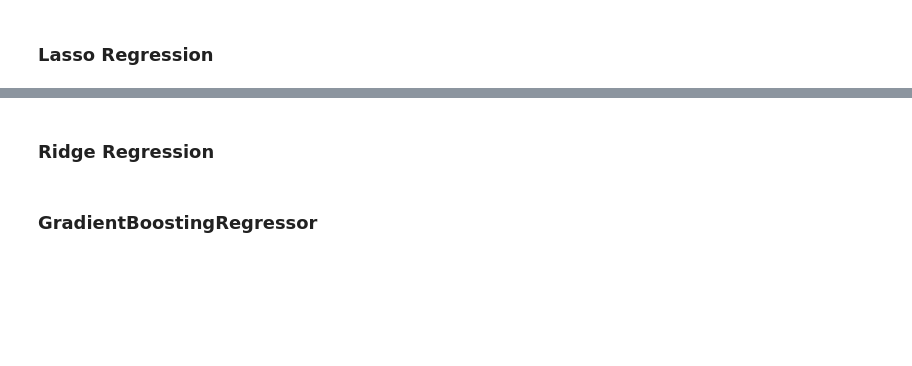
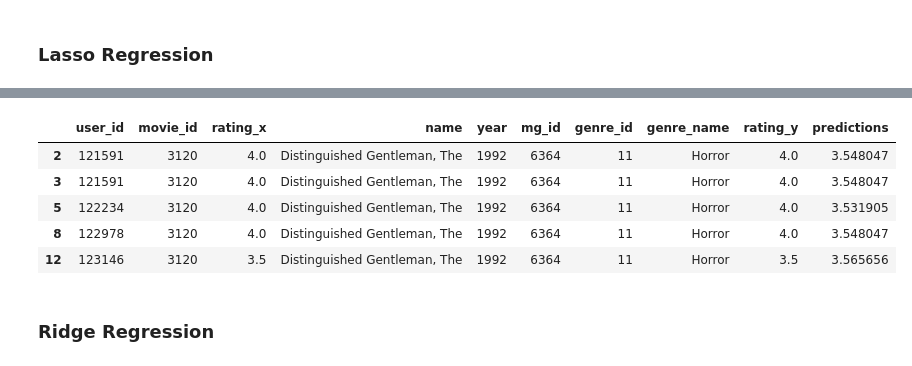
Before and after one commit to HelyxM/Final-Project, a Jupyter notebook: movies_ML_Analysis.ipynb, the cells around one changed output, grey strips where cells are left out. Saved outputs shown, nothing was run; the diff lists cells and outputs as text; code cells hidden in the pictures; blank space fills up the shorter version.

```diff
--- a/movies_ML_Analysis.ipynb
+++ b/movies_ML_Analysis.ipynb
@@ -773,34 +743,11 @@ X_train, X_test, y_train, y_test = train_test_split(X, y, random_state=78,test_s
 # %%
 
 from sklearn.metrics import r2_score
+from sklearn.linear_model import Lasso
 
-
-#Split train and test data
-
-# scale data
-from sklearn.preprocessing import StandardScaler
-scaler = StandardScaler()
-scaler.fit(X_train)
-X_s_train = scaler.transform(X_train)
-X_s_test = scaler.transform(X_test)
-
-# train the model
-from sklearn.linear_model import Lasso
 alpha = 0.1
 lasso = Lasso(alpha=alpha)
 
 
-lasso.fit(X_s_train, y_train)
+lasso.fit(X_train_scaled, y_train)
 print("Training coefficient and intercept:", lasso.coef_[0], lasso.intercept_)
-
-# Use pipeline instead of scalar and lasso function separately
-# pipeline = make_pipeline(StandardScaler(), Lasso())
-# pipeline.fit(X_train, y_train)
-# print(pipeline[1].coef_[0], pipeline[1].intercept_)
-
-# Predict
-y_pred_lasso = lasso.predict(X_test)
-r2_score_lasso = r2_score(y_test,y_pred_lasso)
-r2_score_lasso = r2_score(y_test,y_pred_lasso)
-print(lasso)
-print("r^2 on test data: %f" % r2_score_lasso)
@@ -806,0 +756,8 @@ print("r^2 on test data: %f" % r2_score_lasso)
+# %%
+# Use pipeline instead of scalar and lasso function separately
+# pipeline = make_pipeline(StandardScaler(), Lasso())
+# pipeline.fit(X_train, y_train)
+# print(pipeline[1].coef_[0], pipeline[1].intercept_)
+
+# Predict
+y_pred_lasso = lasso.predict(X_test_scaled)
@@ -806,0 +777,4 @@ print("r^2 on test data: %f" % r2_score_lasso)
+# %%
+# Merge movies_df with y_test
+lasso_test_pred = pd.merge(movies_ratings_df,y_test,how = 'inner', right_index = True, left_index = True)
+lasso_test_pred.head()
@@ -806,0 +788,3 @@ print("r^2 on test data: %f" % r2_score_lasso)
+# %%
+# join predictions with dataframe
+lasso_test_pred["predictions"] = y_pred_lasso
@@ -807,3 +794,12 @@ print("r^2 on test data: %f" % r2_score_lasso)
+# %%
+lasso_test_pred.head()
+# %% [output]
+|  | user_id | movie_id | rating_x | name | year | mg_id | genre_id | genre_name | rating_y | predictions |
+| 2 | 121591 | 3120 | 4.0 | Distinguished Gentleman, The | 1992 | 6364 | 11 | Horror | 4.0 | 3.548047 |
+| 3 | 121591 | 3120 | 4.0 | Distinguished Gentleman, The | 1992 | 6364 | 11 | Horror | 4.0 | 3.548047 |
+| 5 | 122234 | 3120 | 4.0 | Distinguished Gentleman, The | 1992 | 6364 | 11 | Horror | 4.0 | 3.531905 |
+| 8 | 122978 | 3120 | 4.0 | Distinguished Gentleman, The | 1992 | 6364 | 11 | Horror | 4.0 | 3.548047 |
+| 12 | 123146 | 3120 | 3.5 | Distinguished Gentleman, The | 1992 | 6364 | 11 | Horror | 3.5 | 3.565656 |
 # %% [markdown]
 ### Ridge Regression
 # %%
@@ -811,5 +807,3 @@ print("r^2 on test data: %f" % r2_score_lasso)
 # ridge.fit(X_train, y_train, 1)
 # ridge_metrics = np.array([ridge.intercept_, ridge.coef_[0]])
 # print(ridge_metrics)
-# %% [markdown]
-###  GradientBoostingRegressor
```
Also changed, not shown: parts of 67 cells of this notebook.
